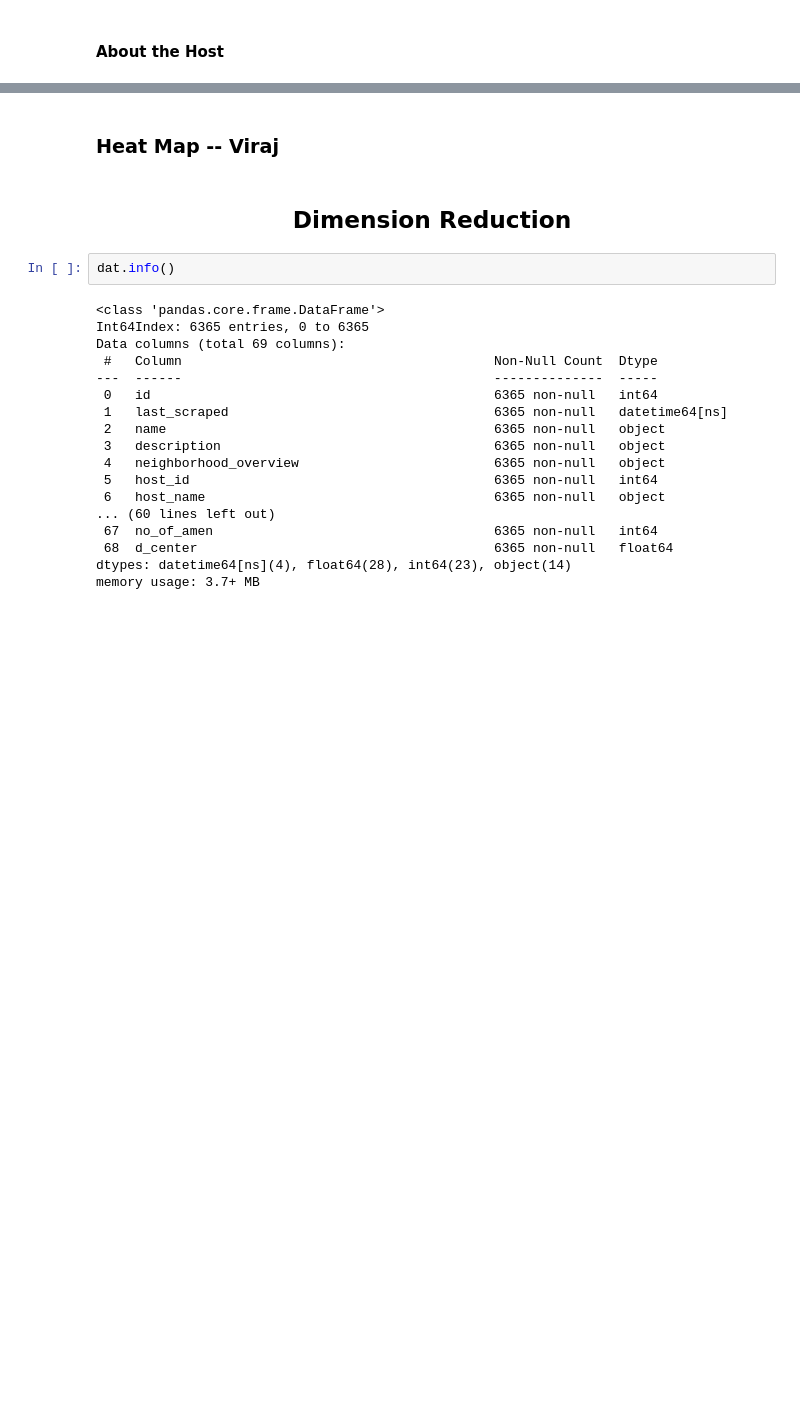
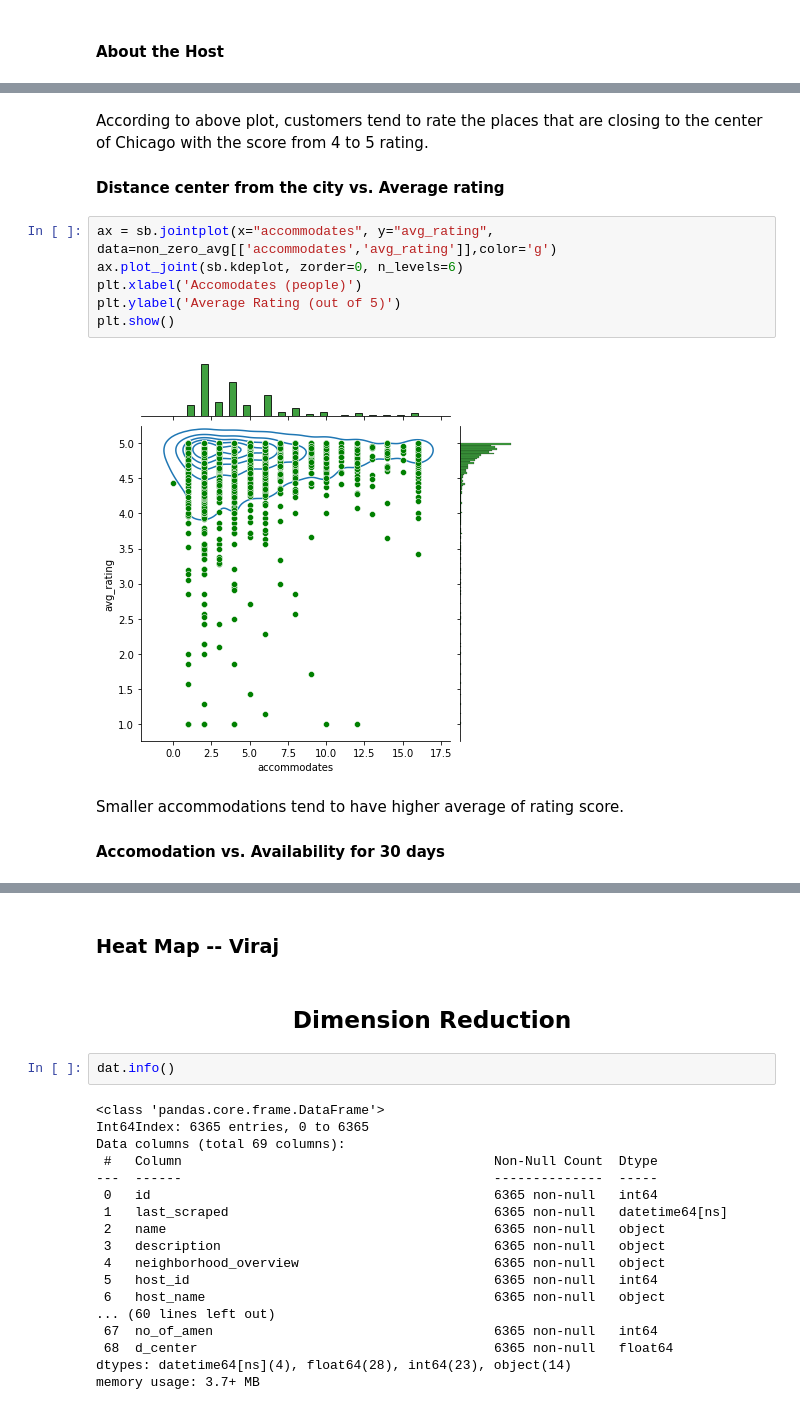
Before and after one commit to Summer-luna/Fall2021-IST5520-Group5, a Jupyter notebook: Data Proposal (combined) (M2).ipynb, the cells around one changed output, grey strips where cells are left out. Saved outputs shown, nothing was run; the diff lists cells and outputs as text; blank space fills up the shorter version.

```diff
--- a/Data Proposal (combined) (M2).ipynb
+++ b/Data Proposal (combined) (M2).ipynb
@@ -819 +887,17 @@ According to above plot, customers tend to rate the places that are closing to t
+# %% [markdown]
+According to above plot, customers tend to rate the places that are closing to the center of Chicago with the score from 4 to 5 rating.
+
+<h4>Distance center from the city vs. Average rating</h4>
+# %%
+ax = sb.jointplot(x="accommodates", y="avg_rating", data=non_zero_avg[['accommodates','avg_rating']],color='g')
+ax.plot_joint(sb.kdeplot, zorder=0, n_levels=6)
+plt.xlabel('Accomodates (people)')
+plt.ylabel('Average Rating (out of 5)')
+plt.show()
+# %% [output]
+[figure, added]
+# %% [markdown]
+Smaller accommodations tend to have higher average of rating score.
+
+<h4>Accomodation vs. Availability for 30 days</h4>
 # %%
```
Also changed, not shown: parts of 49 cells of this notebook.
